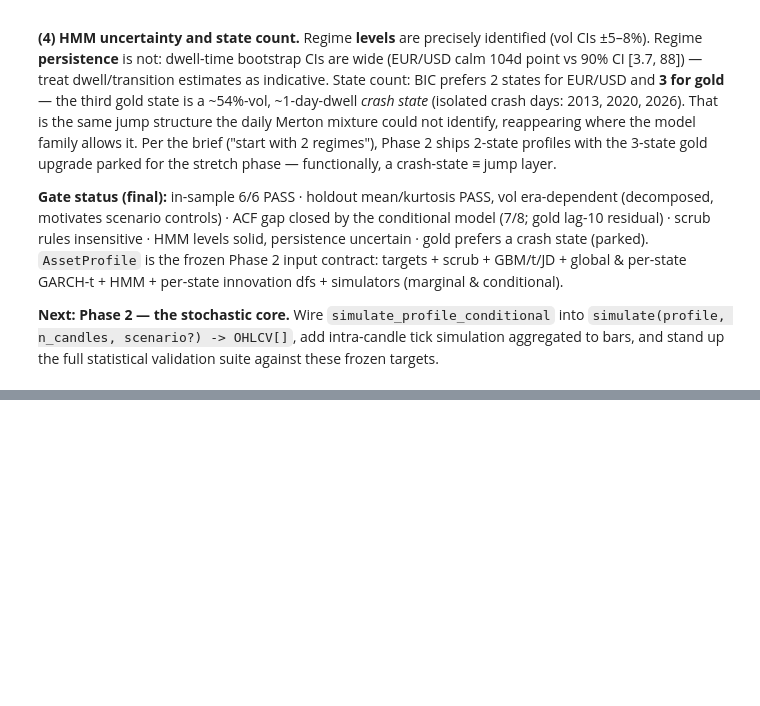
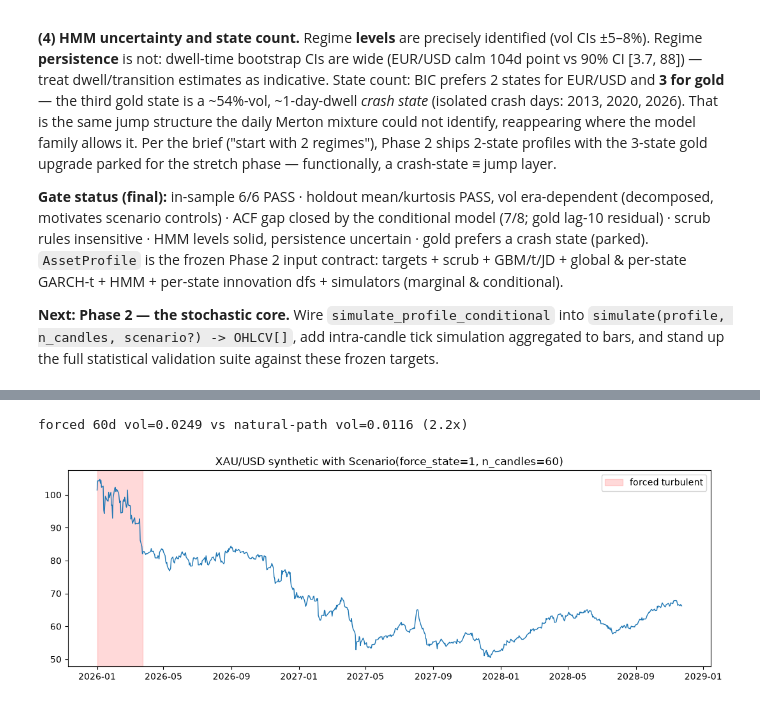
Before and after one commit to sebastiansalles/Synthetic-Market-Generator, a Jupyter notebook: notebooks/01_calibration.ipynb, the cells around one changed output, grey strips where cells are left out. Drawn from its saved outputs; the diff is of its cells as text; code cells hidden in the pictures; blank space fills up the shorter version.

```diff
--- a/notebooks/01_calibration.ipynb
+++ b/notebooks/01_calibration.ipynb
@@ -695,0 +752,20 @@ XAU/USD  (degenerate refits: 0%)
+# %%
+# Scenario injection: force the turbulent regime for 60 candles, chain resumes after
+px = profiles["XAU/USD"]
+bars_s, dbg = simulate(px, 756, scenario=Scenario(force_state=1, n_candles=60),
+                       seed=42, debug=True)
+r_forced = np.std(dbg["returns"][:60])
+r_natural = np.std(dbg["returns"][60:])
+print(f"forced 60d vol={r_forced:.4f} vs natural-path vol={r_natural:.4f} "
+      f"({r_forced / r_natural:.1f}x)")
+
+fig, ax = plt.subplots(figsize=(13, 4))
+ax.plot(bars_s["timestamp"], bars_s["close"], lw=1)
+ax.axvspan(bars_s["timestamp"].iloc[0], bars_s["timestamp"].iloc[59],
+           color="red", alpha=0.15, label="forced turbulent")
+ax.set_title("XAU/USD synthetic with Scenario(force_state=1, n_candles=60)")
+ax.legend()
+plt.show()
+# %% [output]
+forced 60d vol=0.0249 vs natural-path vol=0.0116 (2.2x)
+[figure, added]
```
Also changed, not shown: parts of 8 cells of this notebook, 9 other files.
